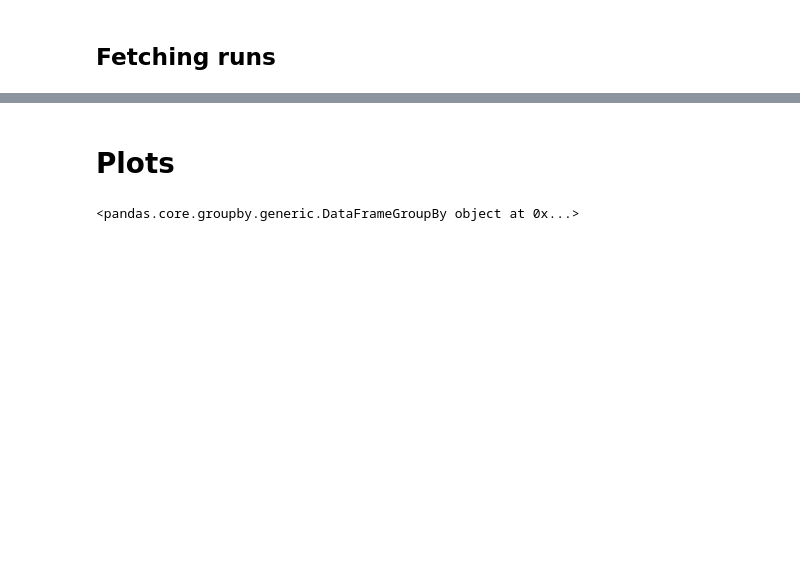
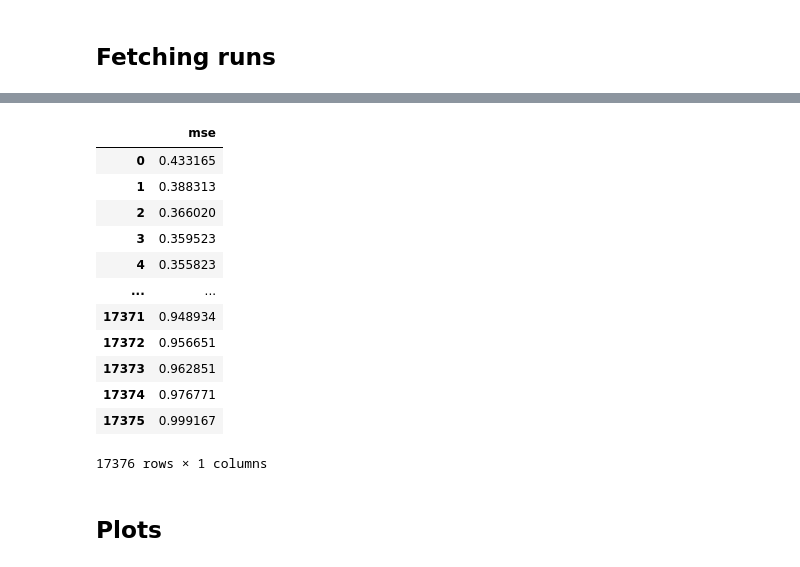
Before and after one commit to thuml/Autoformer, a Jupyter notebook: 2023-08-28 6 - Results Multimodel Statinformed.ipynb, the cells around one changed output, grey strips where cells are left out. Drawn from its saved outputs; the diff is of its cells as text; code cells hidden in the pictures; blank space fills up the shorter version.

```diff
--- a/2023-08-28 6 - Results Multimodel Statinformed.ipynb
+++ b/2023-08-28 6 - Results Multimodel Statinformed.ipynb
@@ -82,11 +84,19 @@ df[['run_id',"sweep_id",'Algorithm','model','constraint_level','pred_len']].drop
+# %%
+df[['mse']]
+# %% [output]
+|  | mse |
+| 0 | 0.433165 |
+| 1 | 0.388313 |
+| 2 | 0.366020 |
+| 3 | 0.359523 |
+| 4 | 0.355823 |
+| ... | ... |
+| 17371 | 0.948934 |
+| 17372 | 0.956651 |
+| 17373 | 0.962851 |
+| 17374 | 0.976771 |
+| 17375 | 0.999167 |
+17376 rows × 1 columns
 # %% [markdown]
-# Plots
+## Plots
-# %%
-df.groupby(["pred_len","constraint_level"])
-#TODO aqui quede, do a groupby so that you have ERM & constrained series for each pred len and constraint level.
-# Challenge is that constraint_level is different for ERM (-1).
-# basically you need to propagate ERM to the others I guess.
-# Do two group bys?
-# %% [output]
-<pandas.core.groupby.generic.DataFrameGroupBy object at 0x...>
 # %%
```
Also changed, not shown: parts of 5 cells of this notebook, 6 other files.
